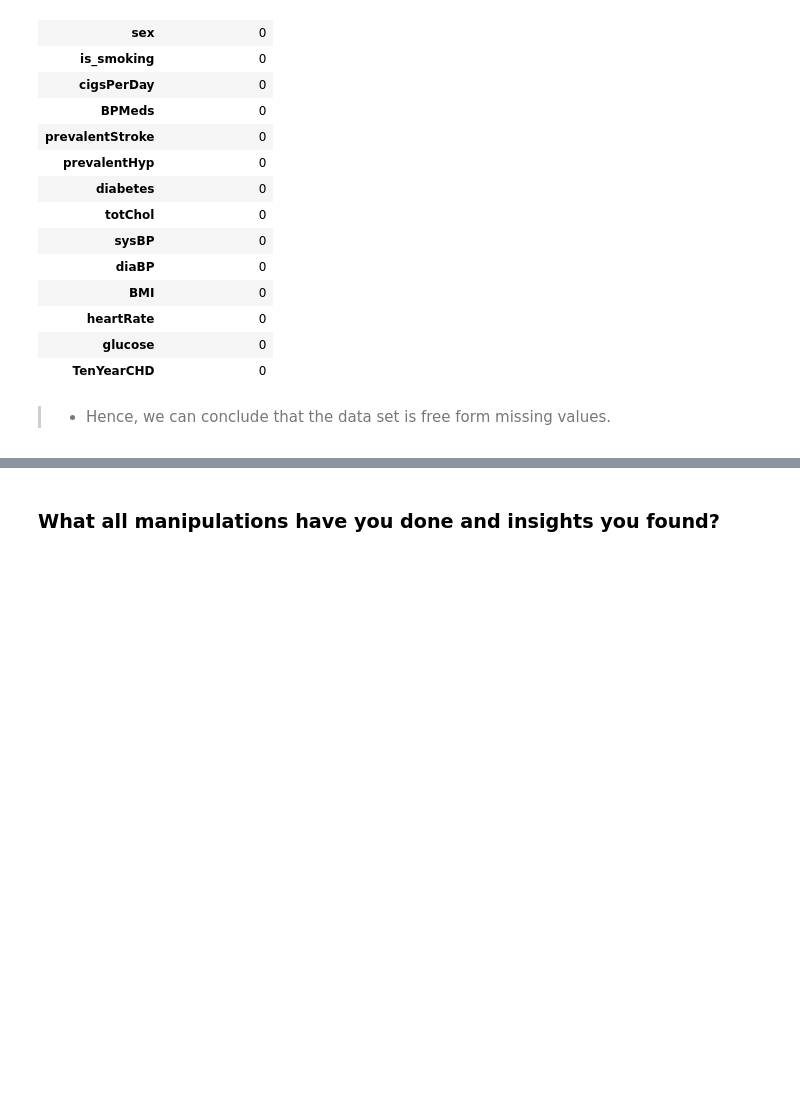
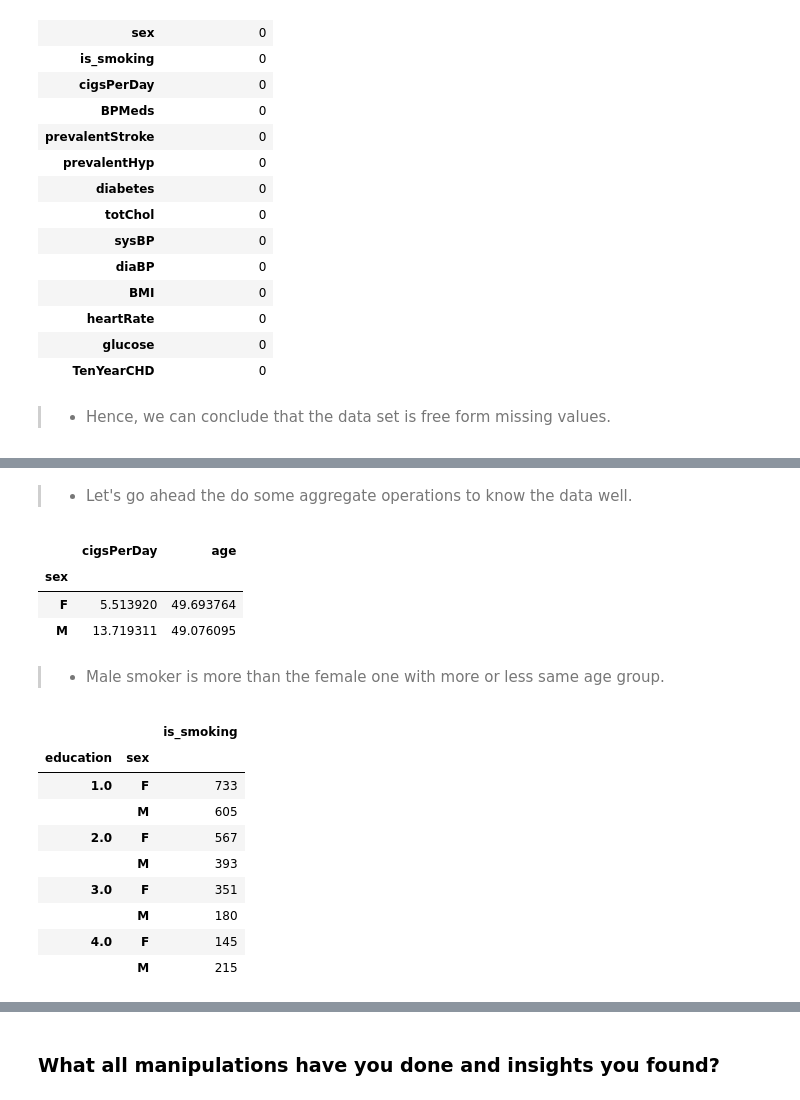
Before and after one commit to ashish-mali/Classification-Cardiovascular-Risk-Prediction, a Jupyter notebook: Cardiovascular_Risk_Prediction_Capstone_Project.ipynb, the cells around one changed output, grey strips where cells are left out. Saved outputs shown, nothing was run; the diff lists cells and outputs as text; code cells hidden in the pictures; blank space fills up the shorter version.

```diff
--- a/Cardiovascular_Risk_Prediction_Capstone_Project.ipynb
+++ b/Cardiovascular_Risk_Prediction_Capstone_Project.ipynb
@@ -753,0 +841,26 @@ pd.DataFrame(df.isna().sum(), columns=["no_null_values"])
+# %% [markdown]
+>* Let's go ahead the do some aggregate operations to know the data well.
+# %%
+# Le's find out the smoking habit of male and female
+df.groupby(['sex'])['cigsPerDay', 'age'].mean()
+# %% [output]
+|  | cigsPerDay | age |
+| sex |  |  |
+| F | 5.513920 | 49.693764 |
+| M | 13.719311 | 49.076095 |
+# %% [markdown]
+>* Male smoker is more than the female one with more or less same age group.
+# %%
+# Let's get the educational perspective of the smoking habit to validate our hypothesis.
+pd.DataFrame(df.groupby(['education', 'sex'])['is_smoking'].count())
+# %% [output]
+|  |  | is_smoking |
+| education | sex |  |
+| 1.0 | F | 733 |
+|  | M | 605 |
+| 2.0 | F | 567 |
+|  | M | 393 |
+| 3.0 | F | 351 |
+|  | M | 180 |
+| 4.0 | F | 145 |
+|  | M | 215 |
```
Also changed, not shown: parts of 23 cells of this notebook.
